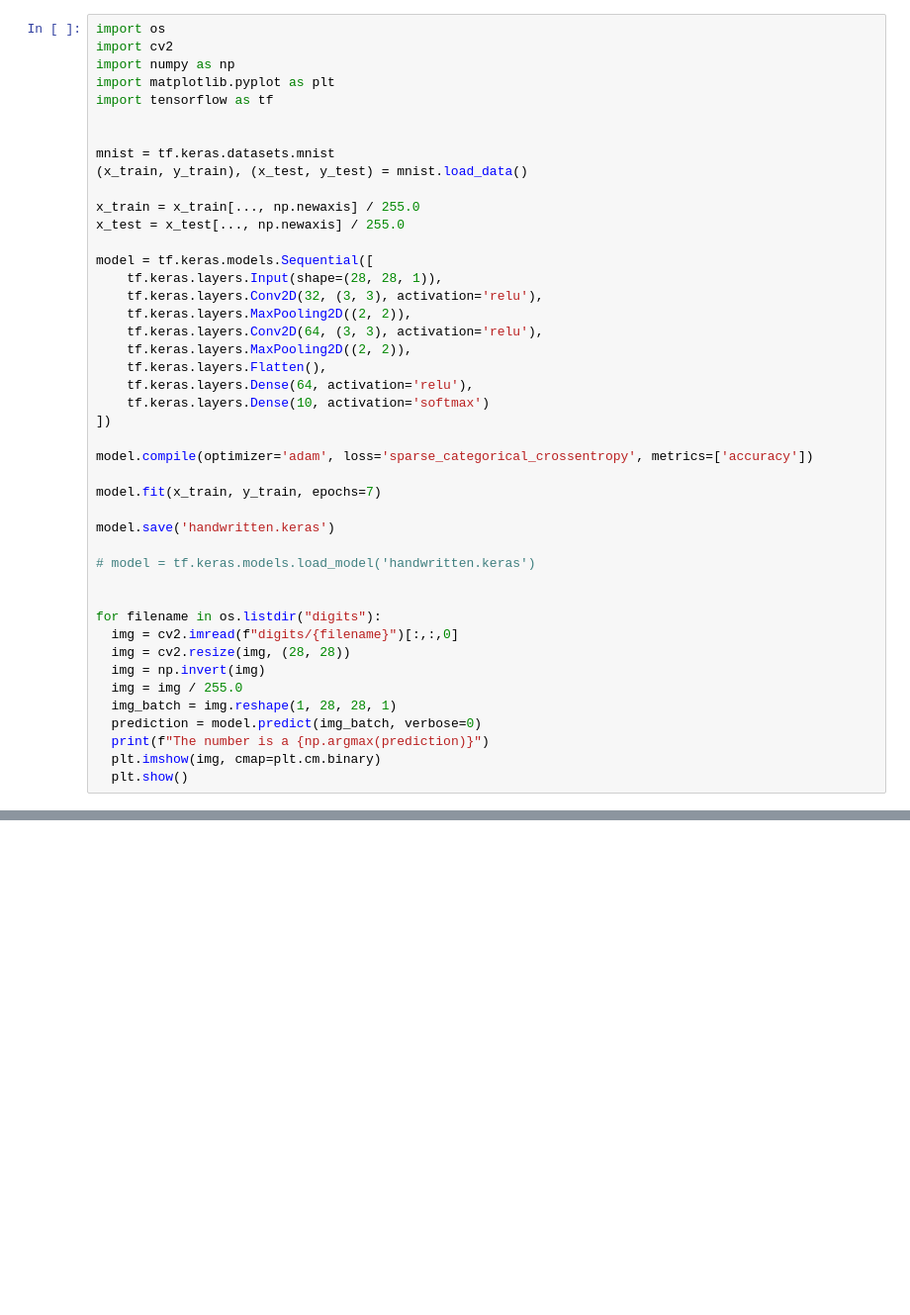
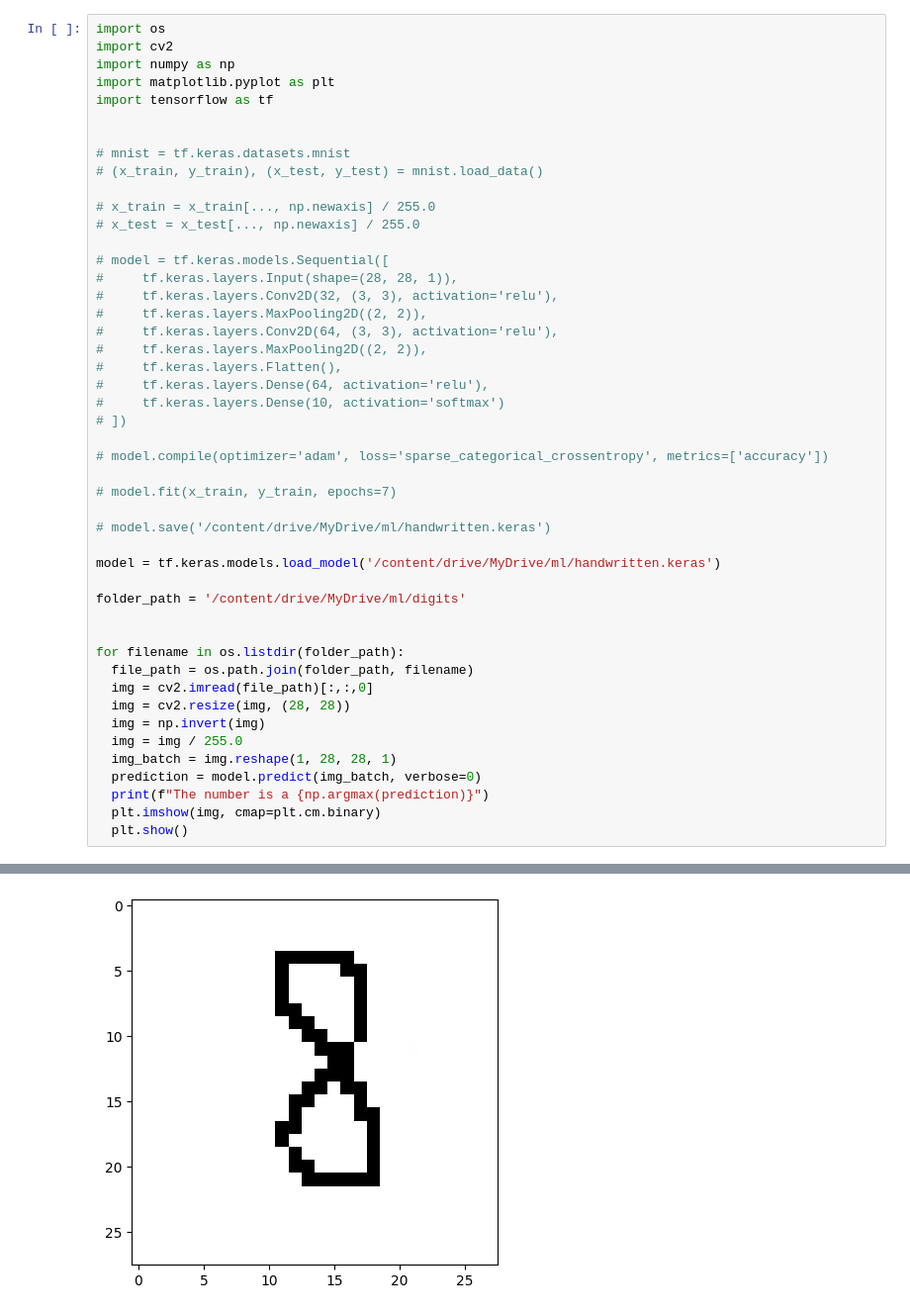
Before and after one commit to yabsra-g/ml, a Jupyter notebook: handwritten_number_identifier.ipynb, the cells around one changed output, grey strips where cells are left out. Shown at 99% size. Cells and saved outputs as stored; diff of their text form; blank space fills up the shorter version.

```diff
--- a/handwritten_number_identifier.ipynb
+++ b/handwritten_number_identifier.ipynb
@@ -8,34 +8,37 @@ import matplotlib.pyplot as plt
 import tensorflow as tf
 
 
-mnist = tf.keras.datasets.mnist
-(x_train, y_train), (x_test, y_test) = mnist.load_data()
+# mnist = tf.keras.datasets.mnist
+# (x_train, y_train), (x_test, y_test) = mnist.load_data()
 
-x_train = x_train[..., np.newaxis] / 255.0
-x_test = x_test[..., np.newaxis] / 255.0
+# x_train = x_train[..., np.newaxis] / 255.0
+# x_test = x_test[..., np.newaxis] / 255.0
 
-model = tf.keras.models.Sequential([
-    tf.keras.layers.Input(shape=(28, 28, 1)),
-    tf.keras.layers.Conv2D(32, (3, 3), activation='relu'),
-    tf.keras.layers.MaxPooling2D((2, 2)),
-    tf.keras.layers.Conv2D(64, (3, 3), activation='relu'),
-    tf.keras.layers.MaxPooling2D((2, 2)),
-    tf.keras.layers.Flatten(),
-    tf.keras.layers.Dense(64, activation='relu'),
-    tf.keras.layers.Dense(10, activation='softmax')
-])
+# model = tf.keras.models.Sequential([
+#     tf.keras.layers.Input(shape=(28, 28, 1)),
+#     tf.keras.layers.Conv2D(32, (3, 3), activation='relu'),
+#     tf.keras.layers.MaxPooling2D((2, 2)),
+#     tf.keras.layers.Conv2D(64, (3, 3), activation='relu'),
+#     tf.keras.layers.MaxPooling2D((2, 2)),
+#     tf.keras.layers.Flatten(),
+#     tf.keras.layers.Dense(64, activation='relu'),
+#     tf.keras.layers.Dense(10, activation='softmax')
+# ])
 
-model.compile(optimizer='adam', loss='sparse_categorical_crossentropy', metrics=['accuracy'])
+# model.compile(optimizer='adam', loss='sparse_categorical_crossentropy', metrics=['accuracy'])
 
-model.fit(x_train, y_train, epochs=7)
+# model.fit(x_train, y_train, epochs=7)
 
-model.save('handwritten.keras')
+# model.save('/content/drive/MyDrive/ml/handwritten.keras')
 
-# model = tf.keras.models.load_model('handwritten.keras')
+model = tf.keras.models.load_model('/content/drive/MyDrive/ml/handwritten.keras')
+
+folder_path = '/content/drive/MyDrive/ml/digits'
 
 
-for filename in os.listdir("digits"):
-  img = cv2.imread(f"digits/{filename}")[:,:,0]
+for filename in os.listdir(folder_path):
+  file_path = os.path.join(folder_path, filename)
+  img = cv2.imread(file_path)[:,:,0]
   img = cv2.resize(img, (28, 28))
   img = np.invert(img)
   img = img / 255.0
@@ -61,0 +52 @@ Epoch 7/7
+[figure, added]
```
Also changed, not shown: parts of 2 cells of this notebook.
